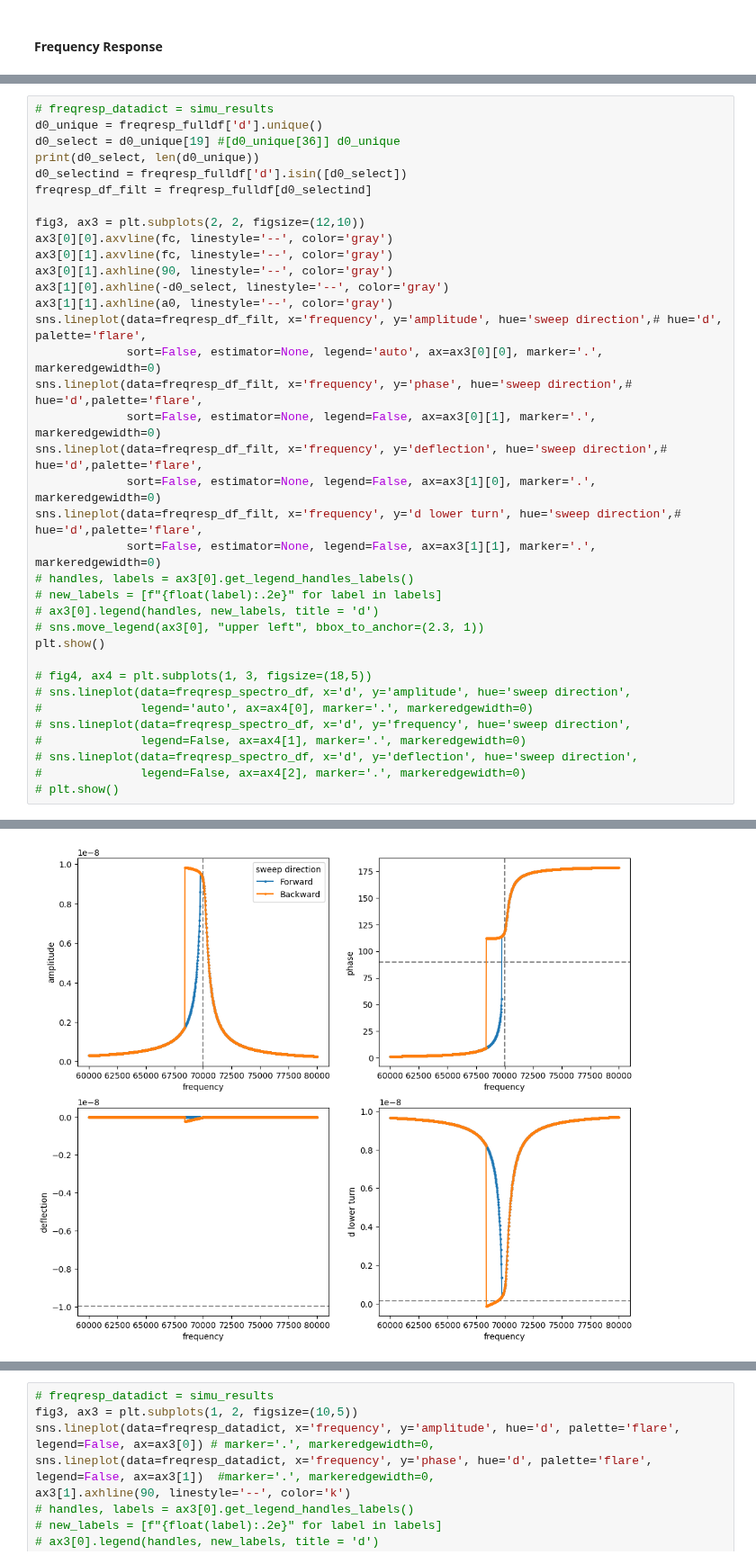
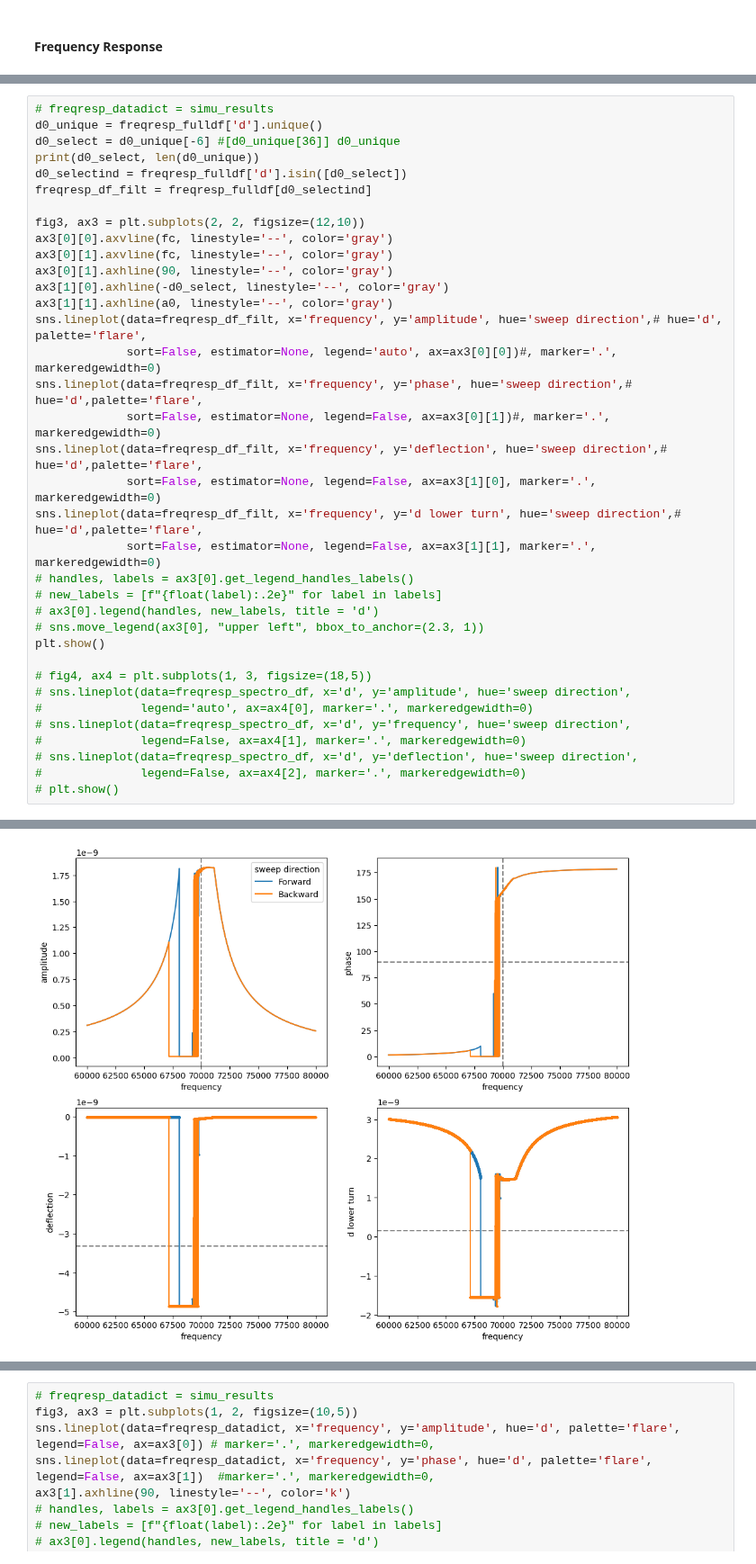
Before and after one commit to PranavSudersan/AFM-Dashboard, a Jupyter notebook: AFM Dashboard.ipynb, the cells around one changed output, grey strips where cells are left out. Shown at 90% size. Drawn from its saved outputs; the diff is of its cells as text.

```diff
--- a/AFM Dashboard.ipynb
+++ b/AFM Dashboard.ipynb
@@ -6670,7 +6786,7 @@ saved
 # %%
 # freqresp_datadict = simu_results
 d0_unique = freqresp_fulldf['d'].unique()
-d0_select = d0_unique[19] #[d0_unique[36]] d0_unique
+d0_select = d0_unique[-6] #[d0_unique[36]] d0_unique
 print(d0_select, len(d0_unique))
 d0_selectind = freqresp_fulldf['d'].isin([d0_select])
 freqresp_df_filt = freqresp_fulldf[d0_selectind]
@@ -6682,9 +6798,9 @@ ax3[0][1].axhline(90, linestyle='--', color='gray')
 ax3[1][0].axhline(-d0_select, linestyle='--', color='gray')
 ax3[1][1].axhline(a0, linestyle='--', color='gray')
 sns.lineplot(data=freqresp_df_filt, x='frequency', y='amplitude', hue='sweep direction',# hue='d', palette='flare',
-             sort=False, estimator=None, legend='auto', ax=ax3[0][0], marker='.', markeredgewidth=0)
+             sort=False, estimator=None, legend='auto', ax=ax3[0][0])#, marker='.', markeredgewidth=0)
 sns.lineplot(data=freqresp_df_filt, x='frequency', y='phase', hue='sweep direction',# hue='d',palette='flare',
-             sort=False, estimator=None, legend=False, ax=ax3[0][1], marker='.', markeredgewidth=0)
+             sort=False, estimator=None, legend=False, ax=ax3[0][1])#, marker='.', markeredgewidth=0)
 sns.lineplot(data=freqresp_df_filt, x='frequency', y='deflection', hue='sweep direction',# hue='d',palette='flare',
              sort=False, estimator=None, legend=False, ax=ax3[1][0], marker='.', markeredgewidth=0)
 sns.lineplot(data=freqresp_df_filt, x='frequency', y='d lower turn', hue='sweep direction',# hue='d',palette='flare',
@@ -6708 +6824 @@ plt.show()
-[figure, old version]
+[figure, new version]
```
Also changed, not shown: parts of 10 cells of this notebook.
